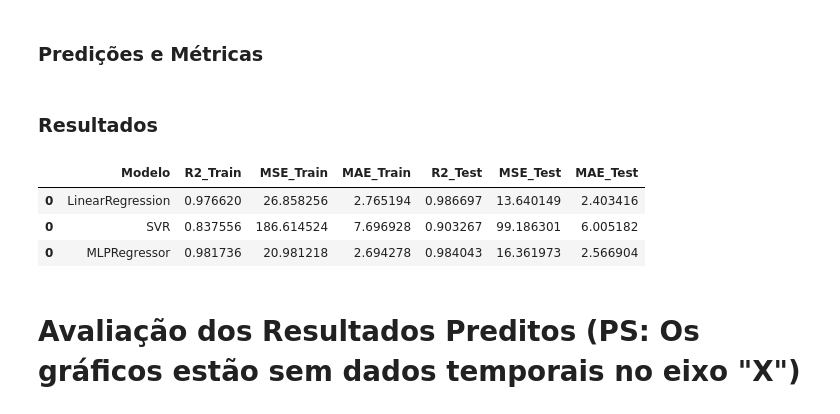
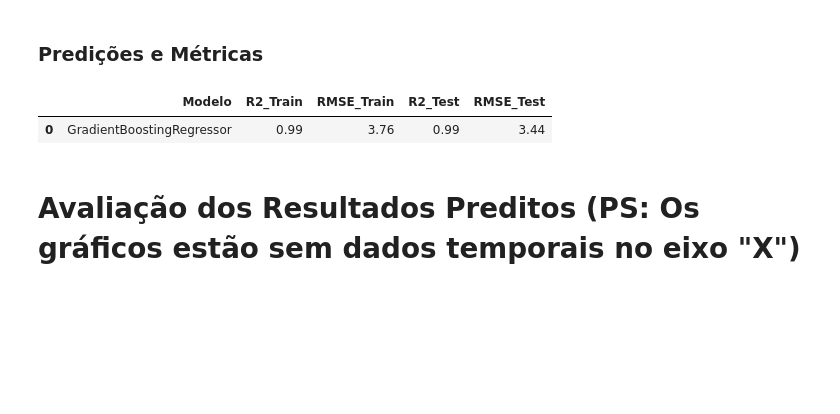
Before and after one commit to AurelioAquino92/fundamentosindustria40, a Jupyter notebook: Atividade_1_Fundamentos_da_Industria_4_0.ipynb, the cells around one changed output. Cells and saved outputs as stored; diff of their text form; code cells hidden in the pictures; blank space fills up the shorter version.

```diff
--- a/Atividade_1_Fundamentos_da_Industria_4_0.ipynb
+++ b/Atividade_1_Fundamentos_da_Industria_4_0.ipynb
@@ -160,33 +183,27 @@ Training loss did not improve more than tol=0.000100 for 10 consecutive epochs.
 # %% [markdown]
 ### Predições e Métricas
 # %%
+from math import sqrt
+
 resultados = pd.DataFrame()
-for modelo in modelos:
-  resultado = {}
-  resultado['Modelo'] = type(modelo).__name__
+resultado = {}
+resultado['Modelo'] = type(modelo).__name__
 
-  # previsões dos dados de treino
-  y_train_pred = modelo.predict(x_train)
-  resultado['R2_Train'] = r2_score(y_train, y_train_pred)
-  resultado['MSE_Train'] = mean_squared_error(y_train, y_train_pred)
-  resultado['MAE_Train'] = mean_absolute_error(y_train, y_train_pred)
+# previsões dos dados de treino
+y_train_pred = modelo.predict(x_train)
+resultado['R2_Train'] = r2_score(y_train, y_train_pred)
+resultado['RMSE_Train'] = sqrt(mean_squared_error(y_train, y_train_pred))
 
-  # previsões dos dados de teste
-  y_test_pred = modelo.predict(x_test)
-  resultado['R2_Test'] = r2_score(y_test, y_test_pred)
-  resultado['MSE_Test'] = mean_squared_error(y_test, y_test_pred)
-  resultado['MAE_Test'] = mean_absolute_error(y_test, y_test_pred)
+# previsões dos dados de teste
+y_test_pred = modelo.predict(x_test)
+resultado['R2_Test'] = r2_score(y_test, y_test_pred)
+resultado['RMSE_Test'] = sqrt(mean_squared_error(y_test, y_test_pred))
 
-  resultados = pd.concat([resultados, pd.DataFrame([resultado])])
+resultados = pd.concat([resultados, pd.DataFrame([resultado])])
+resultados
+# %% [output]
+|  | Modelo | R2_Train | RMSE_Train | R2_Test | RMSE_Test |
+| 0 | GradientBoostingRegressor | 0.99 | 3.76 | 0.99 | 3.44 |
-# %% [markdown]
-### Resultados
-# %%
-resultados
-# %% [output]
-|  | Modelo | R2_Train | MSE_Train | MAE_Train | R2_Test | MSE_Test | MAE_Test |
-| 0 | LinearRegression | 0.976620 | 26.858256 | 2.765194 | 0.986697 | 13.640149 | 2.403416 |
-| 0 | SVR | 0.837556 | 186.614524 | 7.696928 | 0.903267 | 99.186301 | 6.005182 |
-| 0 | MLPRegressor | 0.981736 | 20.981218 | 2.694278 | 0.984043 | 16.361973 | 2.566904 |
 # %% [markdown]
 # Avaliação dos Resultados Preditos (PS: Os gráficos estão sem dados temporais no eixo "X")
 # %% [markdown]
```
Also changed, not shown: parts of 16 cells of this notebook.
